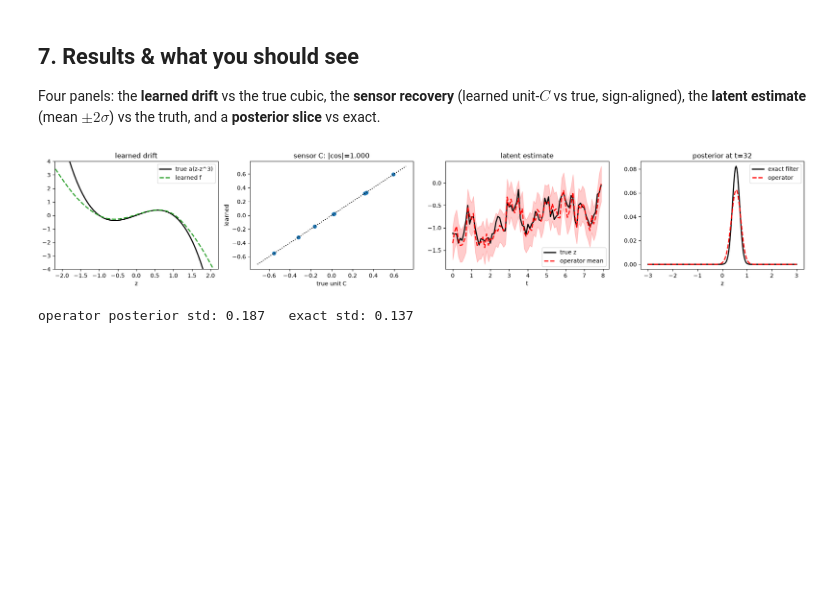
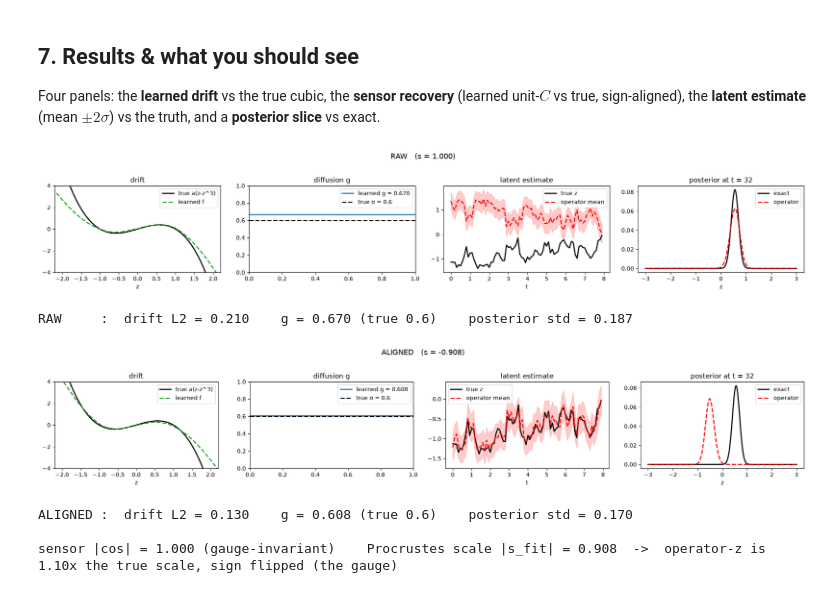
Before and after one commit to aaprasad/opssm, a Jupyter notebook: notebooks/neural_zakai_from_scratch.ipynb, the cells around one changed output. Saved outputs shown, nothing was run; the diff lists cells and outputs as text; code cells hidden in the pictures; blank space fills up the shorter version.

```diff
--- a/notebooks/neural_zakai_from_scratch.ipynb
+++ b/notebooks/neural_zakai_from_scratch.ipynb
@@ -414,38 +415,56 @@ step  4000  res=0.103  jump=-0.442  drift L2=0.871  g=0.670  C cos=1.000
 Four panels: the **learned drift** vs the true cubic, the **sensor recovery** (learned unit-$C$ vs true,
 sign-aligned), the **latent estimate** (mean $\pm2\sigma$) vs the truth, and a **posterior slice** vs exact.
 # %%
-mask_v = torch.ones(T, n_val, 1, device=dev)                      # y_val is the held-out split (same sensor)
+mask_v = torch.ones(T, n_val, 1, device=dev)
 with torch.no_grad():
-    op = model.log_posterior(y_val, mask_v, zg).exp().cpu()
-    f_learned = drift_net.drift(zg)[0].cpu()
+    op = model.log_posterior(y_val, mask_v, zg).exp().cpu()               # (T, n_val, Nz) operator posterior
 filt_v = exact_filter_highd(y_val.cpu(), z_grid, a, sigma, noise_std, dt, n_sub,
-                            (s_scale * C_cur).cpu(), d_cur.cpu())          # exact filter in the learned gauge
+                            (s_scale * C_cur).cpu(), d_cur.cpu())          # exact filter (true gauge, validation only)
 m_op = (op * z_grid).sum(-1); s_op = (op * z_grid**2).sum(-1).sub(m_op**2).clamp_min(0).sqrt()
-m_ex = (filt_v * z_grid).sum(-1); zn = z_grid.numpy()
+zn = z_grid.numpy(); tt = 2 * T // 5
 
-fig, ax = plt.subplots(1, 4, figsize=(19, 3.6))
-ax[0].plot(zn, (a * (z_grid - z_grid**3)).numpy(), "k-", lw=2, label="true a(z-z^3)")
-ax[0].plot(zn, f_learned.numpy(), "C2--", lw=2, label="learned f")
-ax[0].set_ylim(-4, 4); ax[0].set_xlim(-2.2, 2.2); ax[0].set_title("learned drift"); ax[0].set_xlabel("z"); ax[0].legend()
-cc = float(C_cur.cpu() @ C_true_u.cpu()); flip = 1.0 if cc >= 0 else -1.0
-ax[1].plot(C_true_u.cpu().numpy(), (flip * C_cur.cpu()).numpy(), "o")
-lim = float(C_true_u.abs().max()) * 1.2; ax[1].plot([-lim, lim], [-lim, lim], "k:")
-ax[1].set_title(f"sensor C: |cos|={abs(cc):.3f}"); ax[1].set_xlabel("true unit C"); ax[1].set_ylabel("learned")
-sgn = float(torch.sign((m_op * z_val_true).sum()))                # latent sign gauge -- align to true z for display
-mo = sgn * m_op[:, 0]
-ax[2].plot(ts, z_val_true[:, 0], "k-", lw=2, label="true z")
-ax[2].plot(ts, mo, "r--", lw=2, label="operator mean")
-ax[2].fill_between(ts, mo - 2 * s_op[:, 0], mo + 2 * s_op[:, 0], color="r", alpha=0.2)
-ax[2].set_title("latent estimate"); ax[2].set_xlabel("t"); ax[2].legend()
-t = 2 * T // 5
-ax[3].plot(zn, filt_v[t, 0], "k-", lw=2, label="exact filter")
-ax[3].plot(zn, op[t, 0], "r--", lw=2, label="operator")
-ax[3].set_title(f"posterior at t={t}"); ax[3].set_xlabel("z"); ax[3].legend()
-plt.tight_layout(); plt.show()
+# The latent of a linear-Gaussian-obs SDE is identifiable only up to a scale (+sign) GAUGE -- rescale
+# (z, f, g, s_scale) together and the data distribution is unchanged. So the operator lives on a rescaled
+# frame, and scoring operator-z vs true-z on an absolute scale is ill-posed. Fit the best scalar by
+# PROCRUSTES  (z_true ~ s * m_op;  a d x d matrix A for a multi-dim latent, e.g. Lorenz)  and view results
+# BOTH raw (operator gauge, s = 1) and aligned (pushed to the true scale, s = s_fit) -- reporting both so the
+# alignment can't hide anything (see how g moves the "wrong" way below).
+s_fit = float((z_val_true * m_op).sum() / m_op.pow(2).sum())
 
-ex_std = (filt_v * z_grid**2).sum(-1).sub(m_ex**2).clamp_min(0).sqrt().mean()
-print(f"operator posterior std: {s_op.mean():.3f}   exact std: {ex_std:.3f}")
+def show(s, tag):
+    with torch.no_grad():
+        f_disp = (s * drift_net.drift(zg / s)[0]).cpu().numpy()            # s * f_op(z/s): true-scale drift if aligned
+    fig, ax = plt.subplots(1, 4, figsize=(19, 3.4)); fig.suptitle(f"{tag}   (s = {s:.3f})", y=1.03, fontsize=13)
+    ax[0].plot(zn, (a*(z_grid - z_grid**3)).numpy(), "k-", lw=2, label="true a(z-z^3)")
+    ax[0].plot(zn, f_disp, "C2--", lw=2, label="learned f"); ax[0].set_ylim(-4, 4); ax[0].set_xlim(-2.2, 2.2)
+    ax[0].set_title("drift"); ax[0].set_xlabel("z"); ax[0].legend()
+    ax[1].axhline(abs(s) * g_cur, color="C0", lw=2, label=f"learned g = {abs(s)*g_cur:.3f}")
+    ax[1].axhline(sigma, ls="--", c="k", lw=2, label=f"true σ = {sigma}")
+    ax[1].set_ylim(0, 1); ax[1].set_title("diffusion g"); ax[1].legend()
+    mo = (s * m_op[:, 0]).numpy(); so = (abs(s) * s_op[:, 0]).numpy()
+    ax[2].plot(ts, z_val_true[:, 0], "k-", lw=2, label="true z"); ax[2].plot(ts, mo, "r--", lw=2, label="operator mean")
+    ax[2].fill_between(ts, mo - 2*so, mo + 2*so, color="r", alpha=0.2)
+    ax[2].set_title("latent estimate"); ax[2].set_xlabel("t"); ax[2].legend()
+    op_t = op[tt, 0].numpy()
+    if s != 1.0:                                                          # push posterior to the true frame p(z/s)/s
+        op_t = np.interp(zn / s, zn, op_t) / abs(s); op_t = op_t / op_t.sum()
+    ax[3].plot(zn, filt_v[tt, 0], "k-", lw=2, label="exact"); ax[3].plot(zn, op_t, "r--", lw=2, label="operator")
+    ax[3].set_title(f"posterior at t = {tt}"); ax[3].set_xlabel("z"); ax[3].legend()
+    plt.tight_layout(); plt.show()
+    on = (z_grid.abs() <= 1.5).numpy()
+    dl2 = (((f_disp - (a*(z_grid - z_grid**3)).numpy())[on]) ** 2).mean() ** 0.5
+    print(f"{tag:8s}:  drift L2 = {dl2:.3f}    g = {abs(s)*g_cur:.3f} (true {sigma})    posterior std = {(abs(s)*s_op).mean():.3f}")
+
+show(1.0, "RAW")
+show(s_fit, "ALIGNED")
+cc = abs(float(C_cur.cpu() @ C_true_u.cpu()))
+print(f"\nsensor |cos| = {cc:.3f} (gauge-invariant)    Procrustes scale |s_fit| = {abs(s_fit):.3f}"
+      f"  ->  operator-z is {1/abs(s_fit):.2f}x the true scale, sign {'flipped' if s_fit < 0 else 'kept'} (the gauge)")
 # %% [output]
-[figure, old version]
+[figure, new version]
-operator posterior std: 0.187   exact std: 0.137
+RAW     :  drift L2 = 0.210    g = 0.670 (true 0.6)    posterior std = 0.187
+[figure, added]
+ALIGNED :  drift L2 = 0.130    g = 0.608 (true 0.6)    posterior std = 0.170
+
+sensor |cos| = 1.000 (gauge-invariant)    Procrustes scale |s_fit| = 0.908  ->  operator-z is 1.10x the true scale, sign flipped (the gauge)
 # %% [markdown]
```
Also changed, not shown: parts of 2 cells of this notebook.
